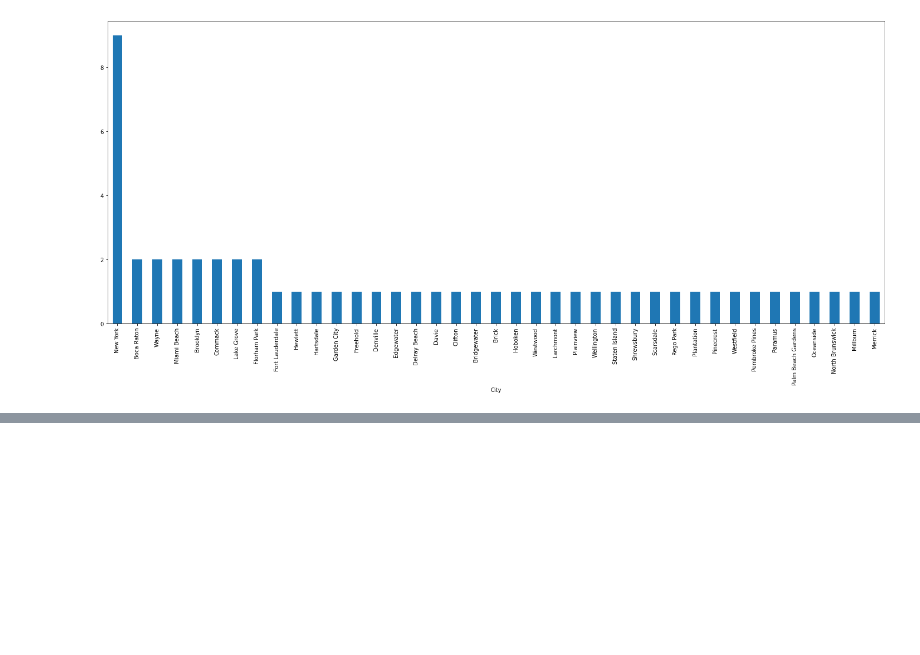
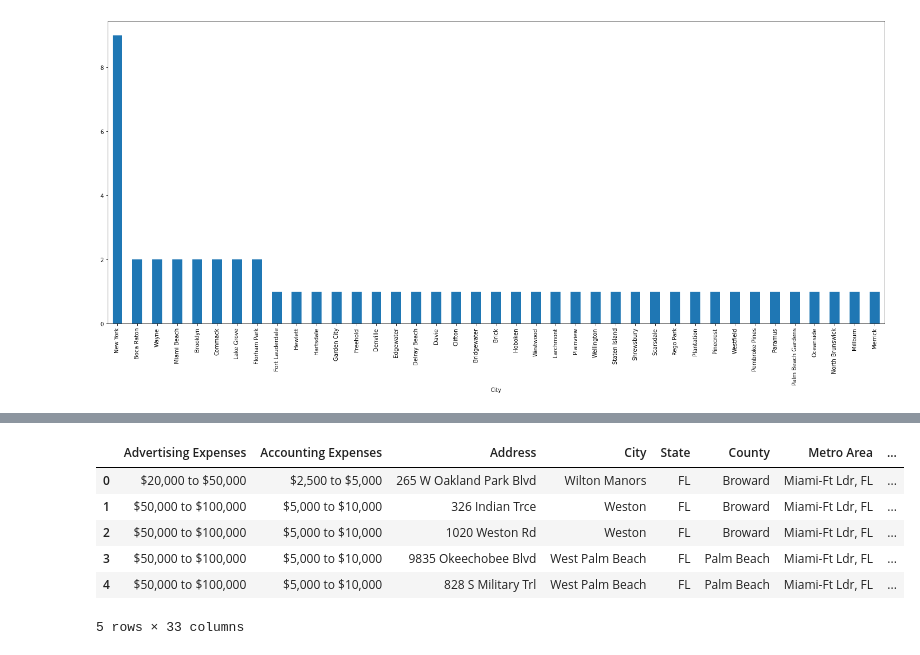
Before and after one commit to PhilAScript826/team-57, a Jupyter notebook: TeamNumber_Project_Week7.ipynb, the cells around one changed output, grey strips where cells are left out. Cells and saved outputs as stored; diff of their text form; code cells hidden in the pictures; blank space fills up the shorter version.

```diff
--- a/TeamNumber_Project_Week7.ipynb
+++ b/TeamNumber_Project_Week7.ipynb
@@ -339,3 +359,5 @@ df.groupby('City')['ZIP Code'].count().sort_values(ascending=False).plot.bar()
 # %% [output]
 <AxesSubplot:xlabel='City'>
 [figure]
+# %%
+company_McD = pd.read_csv('merged_files/McDonalds_merged.csv')
@@ -341,0 +416,44 @@ df.groupby('City')['ZIP Code'].count().sort_values(ascending=False).plot.bar()
+# %%
+# .loc[:,
+company_McD_clean = company_McD[[ 'Advertising  Expenses', 'Accounting Expenses',
+ 'Address',
+ 'City',
+ 'State',
+ 'County',
+ 'Metro Area',
+ 'Neighborhood',
+ 'ZIP Code',
+ 'ZIP Four',
+ 'Year Established',
+ 'Years In Database',
+ 'Company Name',
+ 'Computer Expenses',
+ 'Contract Labor Expenses',
+ 'Corporate Sales Volume Actual',
+ 'Insurance Expenses',
+ 'Last Updated On',
+ 'Legal Expenses',
+ 'Location Employee Size Actual',
+ 'Location Employee Size Range',
+ 'Location Sales Volume Actual',
+ 'Location Sales Volume Range',
+ 'Management/Administration Expenses',
+ 'Office Supplies Expense',
+ 'Own or Lease',
+ 'Package Container Expense',
+ 'Payroll and Benefits Expenses',
+ 'Purchase Print Expenses',
+ 'Rent Expenses',
+ 'Square Footage',
+ 'Telcom Expenses',
+ 'Utilities Expenses',
+ ]]
+company_McD_clean.head()
+# %% [output]
+|  | Advertising Expenses | Accounting Expenses | Address | City | State | County | Metro Area | ... |
+| 0 | $20,000 to $50,000 | $2,500 to $5,000 | 265 W Oakland Park Blvd | Wilton Manors | FL | Broward | Miami-Ft Ldr, FL | ... |
+| 1 | $50,000 to $100,000 | $5,000 to $10,000 | 326 Indian Trce | Weston | FL | Broward | Miami-Ft Ldr, FL | ... |
+| 2 | $50,000 to $100,000 | $5,000 to $10,000 | 1020 Weston Rd | Weston | FL | Broward | Miami-Ft Ldr, FL | ... |
+| 3 | $50,000 to $100,000 | $5,000 to $10,000 | 9835 Okeechobee Blvd | West Palm Beach | FL | Palm Beach | Miami-Ft Ldr, FL | ... |
+| 4 | $50,000 to $100,000 | $5,000 to $10,000 | 828 S Military Trl | West Palm Beach | FL | Palm Beach | Miami-Ft Ldr, FL | ... |
+5 rows × 33 columns
```
Also changed, not shown: parts of 48 cells of this notebook, 12 other files.
